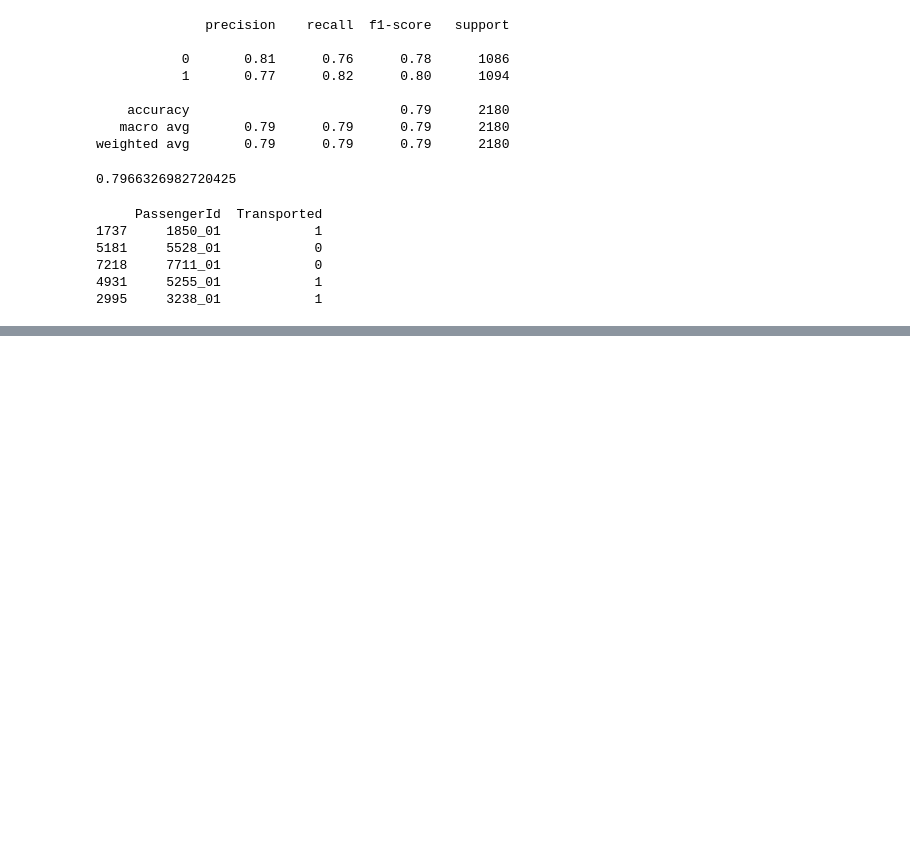
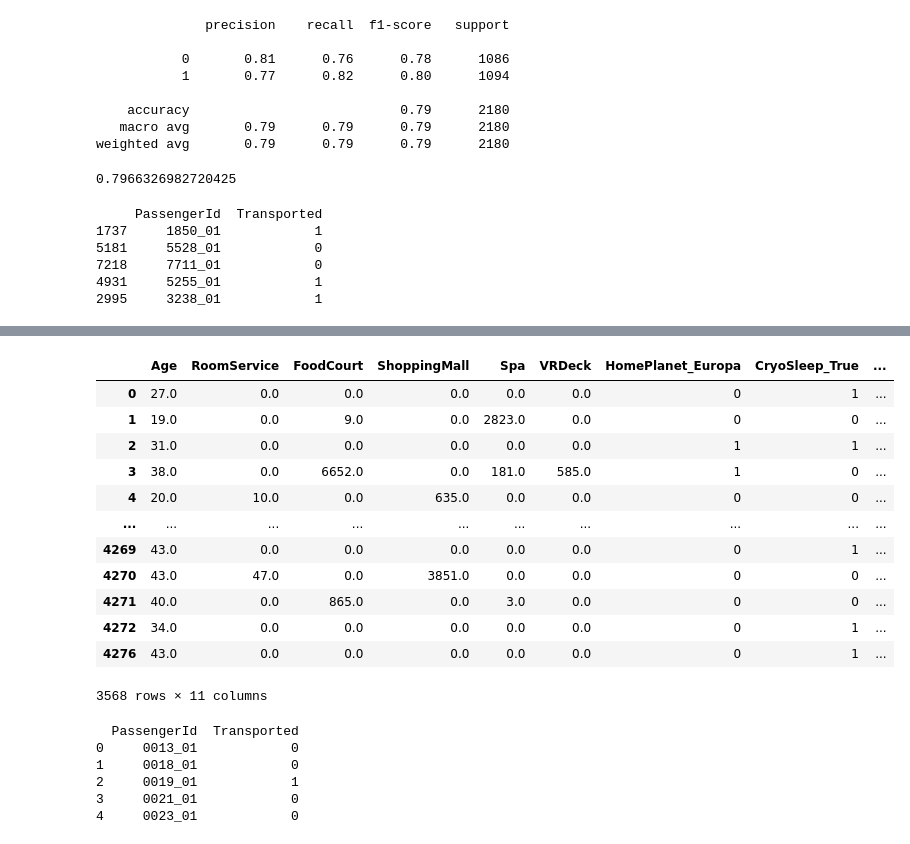
Before and after one commit to Mohit352-bit/Kaggle-Projects, a Jupyter notebook: Space Titanic.ipynb, the cells around one changed output, grey strips where cells are left out. Drawn from its saved outputs; the diff is of its cells as text; code cells hidden in the pictures; blank space fills up the shorter version.

```diff
--- a/Space Titanic.ipynb
+++ b/Space Titanic.ipynb
@@ -413,0 +447,18 @@ df2
+# %%
+X_t= df2.drop(['Name' ,'Cabin','HomePlanet_Mars','PassengerId'] , axis=1 )
+# %%
+X_t
+# %% [output]
+|  | Age | RoomService | FoodCourt | ShoppingMall | Spa | VRDeck | HomePlanet_Europa | CryoSleep_True | ... |
+| 0 | 27.0 | 0.0 | 0.0 | 0.0 | 0.0 | 0.0 | 0 | 1 | ... |
+| 1 | 19.0 | 0.0 | 9.0 | 0.0 | 2823.0 | 0.0 | 0 | 0 | ... |
+| 2 | 31.0 | 0.0 | 0.0 | 0.0 | 0.0 | 0.0 | 1 | 1 | ... |
+| 3 | 38.0 | 0.0 | 6652.0 | 0.0 | 181.0 | 585.0 | 1 | 0 | ... |
+| 4 | 20.0 | 10.0 | 0.0 | 635.0 | 0.0 | 0.0 | 0 | 0 | ... |
+| ... | ... | ... | ... | ... | ... | ... | ... | ... | ... |
+| 4269 | 43.0 | 0.0 | 0.0 | 0.0 | 0.0 | 0.0 | 0 | 1 | ... |
+| 4270 | 43.0 | 47.0 | 0.0 | 3851.0 | 0.0 | 0.0 | 0 | 0 | ... |
+| 4271 | 40.0 | 0.0 | 865.0 | 0.0 | 3.0 | 0.0 | 0 | 0 | ... |
+| 4272 | 34.0 | 0.0 | 0.0 | 0.0 | 0.0 | 0.0 | 0 | 1 | ... |
+| 4276 | 43.0 | 0.0 | 0.0 | 0.0 | 0.0 | 0.0 | 0 | 1 | ... |
+3568 rows × 11 columns
@@ -413,0 +471,9 @@ df2
+# %%
+print(submission_df.head())
+# %% [output]
+  PassengerId  Transported
+0     0013_01            0
+1     0018_01            0
+2     0019_01            1
+3     0021_01            0
+4     0023_01            0
```
Also changed, not shown: parts of 11 cells of this notebook, 2 other files.
